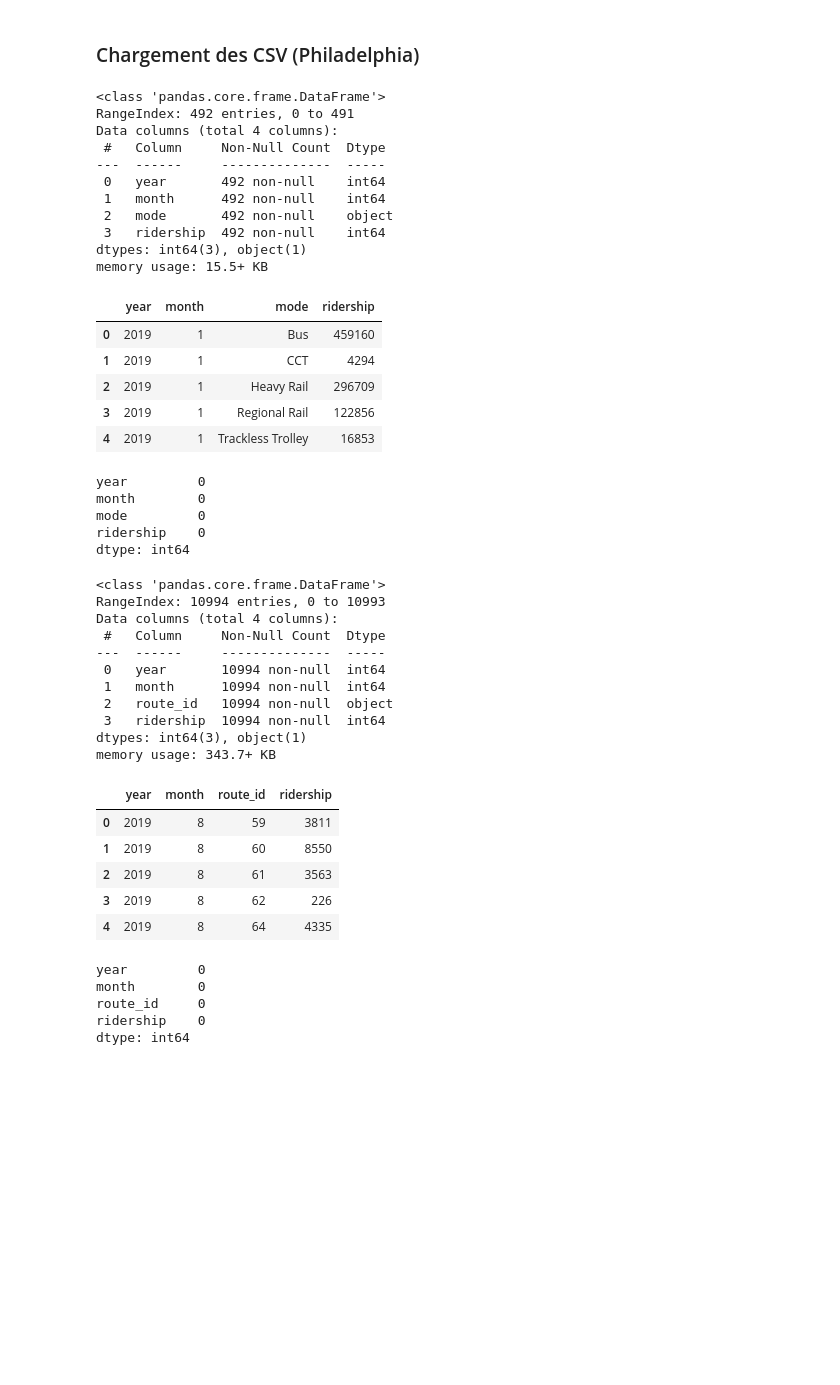
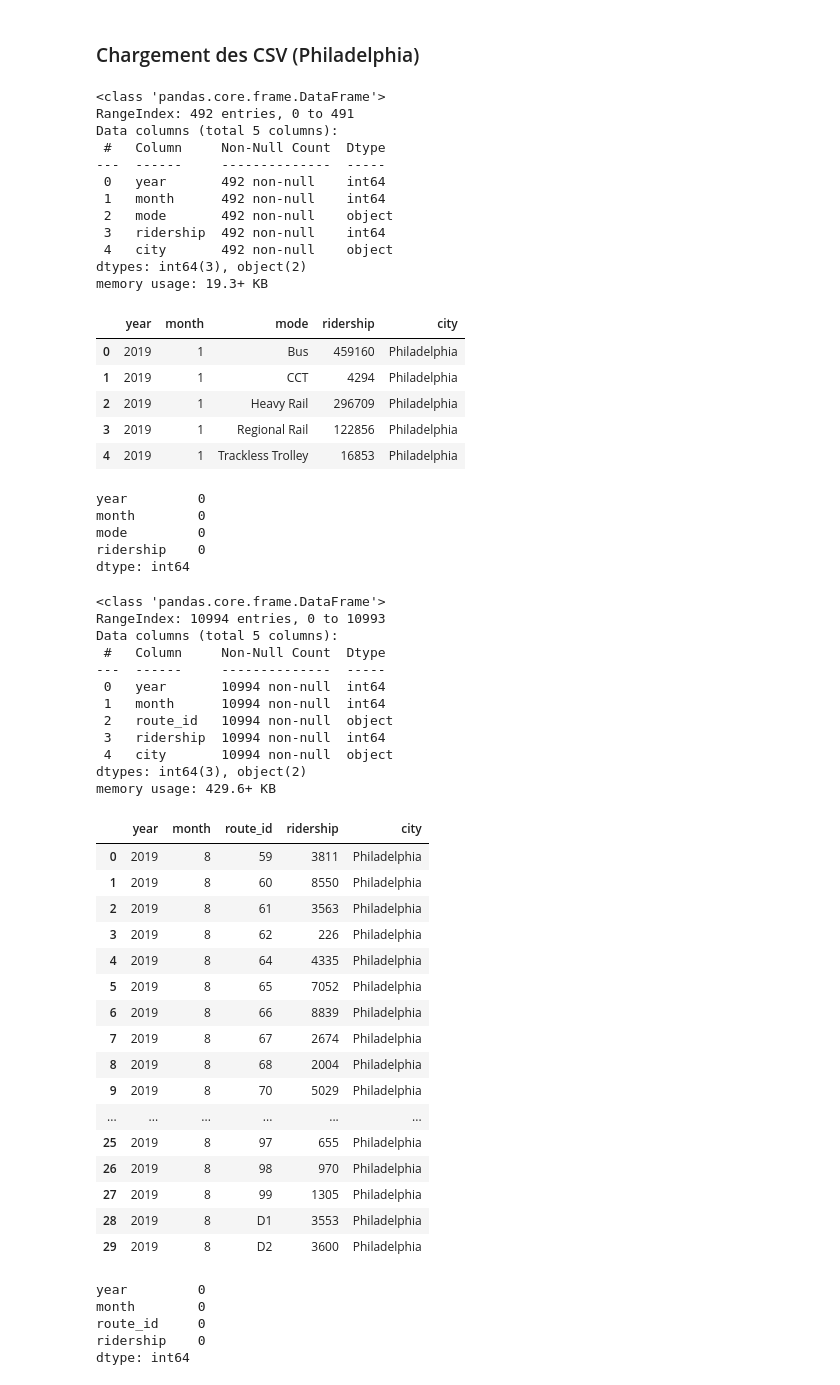
Before and after one commit to zinebettahery/Transport_Urbain, a Jupyter notebook: notebooks/etl.ipynb, the cells around one changed output. Saved outputs shown, nothing was run; the diff lists cells and outputs as text; code cells hidden in the pictures; blank space fills up the shorter version.

```diff
--- a/notebooks/etl.ipynb
+++ b/notebooks/etl.ipynb
@@ -26,27 +26,28 @@ df_mode = df_mode[
     [ "year", "month", "mode", "ridership"]
 
 ]
-
+df_mode["city"] = 'Philadelphia'
 df_mode.info()
 df_mode.head()
 # %% [output]
 <class 'pandas.core.frame.DataFrame'>
 RangeIndex: 492 entries, 0 to 491
-Data columns (total 4 columns):
+Data columns (total 5 columns):
  #   Column     Non-Null Count  Dtype
 ---  ------     --------------  -----
  0   year       492 non-null    int64
  1   month      492 non-null    int64
  2   mode       492 non-null    object
  3   ridership  492 non-null    int64
-dtypes: int64(3), object(1)
-memory usage: 15.5+ KB
+ 4   city       492 non-null    object
+dtypes: int64(3), object(2)
+memory usage: 19.3+ KB
-|  | year | month | mode | ridership |
-| 0 | 2019 | 1 | Bus | 459160 |
-| 1 | 2019 | 1 | CCT | 4294 |
-| 2 | 2019 | 1 | Heavy Rail | 296709 |
-| 3 | 2019 | 1 | Regional Rail | 122856 |
-| 4 | 2019 | 1 | Trackless Trolley | 16853 |
+|  | year | month | mode | ridership | city |
+| 0 | 2019 | 1 | Bus | 459160 | Philadelphia |
+| 1 | 2019 | 1 | CCT | 4294 | Philadelphia |
+| 2 | 2019 | 1 | Heavy Rail | 296709 | Philadelphia |
+| 3 | 2019 | 1 | Regional Rail | 122856 | Philadelphia |
+| 4 | 2019 | 1 | Trackless Trolley | 16853 | Philadelphia |
 # %%
 # Check for missing values ridership par mode
 df_mode.isna().sum()
@@ -59,42 +60,54 @@ dtype: int64
 # %%
 # Ridership quotidien par route
 df_route = pd.read_csv(
     "../data/Average_Daily_Ridership_By_Route - City of Philadelphia.csv"
 )
 
 
 df_route = df_route.rename(columns={
     "Route": "route_id",
     "Average_Daily_Ridership": "ridership",
     "Calendar_Year": "year",
     "Calendar_Month": "month"
 })
 
 
 df_route = df_route[
     [ "year", "month", "route_id", "ridership"]
 ]
-
+df_route["city"] = 'Philadelphia'
 df_route.info()
-df_route.head()
+df_route.head(30)
 # %% [output]
 <class 'pandas.core.frame.DataFrame'>
 RangeIndex: 10994 entries, 0 to 10993
-Data columns (total 4 columns):
+Data columns (total 5 columns):
  #   Column     Non-Null Count  Dtype
 ---  ------     --------------  -----
  0   year       10994 non-null  int64
  1   month      10994 non-null  int64
  2   route_id   10994 non-null  object
  3   ridership  10994 non-null  int64
-dtypes: int64(3), object(1)
-memory usage: 343.7+ KB
+ 4   city       10994 non-null  object
+dtypes: int64(3), object(2)
+memory usage: 429.6+ KB
-|  | year | month | route_id | ridership |
-| 0 | 2019 | 8 | 59 | 3811 |
-| 1 | 2019 | 8 | 60 | 8550 |
-| 2 | 2019 | 8 | 61 | 3563 |
-| 3 | 2019 | 8 | 62 | 226 |
-| 4 | 2019 | 8 | 64 | 4335 |
+|  | year | month | route_id | ridership | city |
+| 0 | 2019 | 8 | 59 | 3811 | Philadelphia |
+| 1 | 2019 | 8 | 60 | 8550 | Philadelphia |
+| 2 | 2019 | 8 | 61 | 3563 | Philadelphia |
+| 3 | 2019 | 8 | 62 | 226 | Philadelphia |
+| 4 | 2019 | 8 | 64 | 4335 | Philadelphia |
+| 5 | 2019 | 8 | 65 | 7052 | Philadelphia |
+| 6 | 2019 | 8 | 66 | 8839 | Philadelphia |
+| 7 | 2019 | 8 | 67 | 2674 | Philadelphia |
+| 8 | 2019 | 8 | 68 | 2004 | Philadelphia |
+| 9 | 2019 | 8 | 70 | 5029 | Philadelphia |
+| ... | ... | ... | ... | ... | ... |
+| 25 | 2019 | 8 | 97 | 655 | Philadelphia |
+| 26 | 2019 | 8 | 98 | 970 | Philadelphia |
+| 27 | 2019 | 8 | 99 | 1305 | Philadelphia |
+| 28 | 2019 | 8 | D1 | 3553 | Philadelphia |
+| 29 | 2019 | 8 | D2 | 3600 | Philadelphia |
 # %%
 # Check for missing values Ridership par route
 df_route.isna().sum()
```
Also changed, not shown: parts of 10 cells of this notebook, 12 other files.
